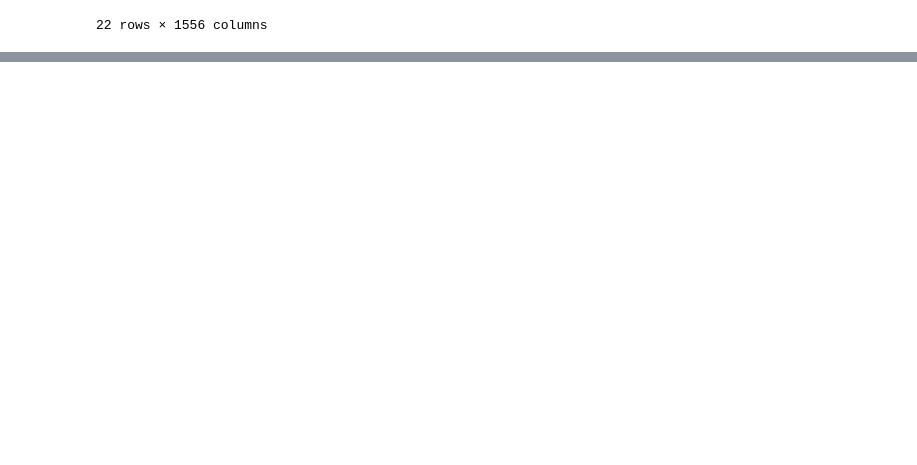
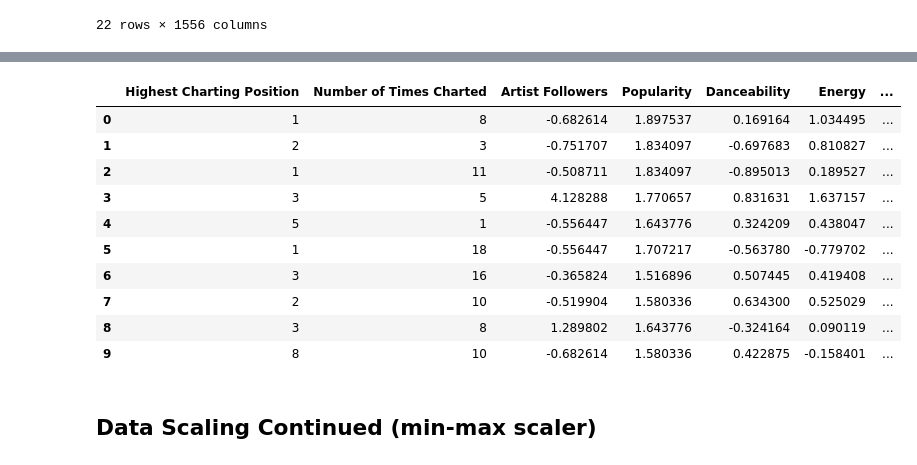
Before and after one commit to RSBalchII/cohort-15-data-science, a Jupyter notebook: Colab_Notebooks/Module-4/Project/Project.4-Spotify/Spotify.Description.for.Students.ipynb, the cells around one changed output, grey strips where cells are left out. Cells and saved outputs as stored; diff of their text form; code cells hidden in the pictures; blank space fills up the shorter version.

```diff
--- a/Colab_Notebooks/Module-4/Project/Project.4-Spotify/Spotify.Description.for.Students.ipynb
+++ b/Colab_Notebooks/Module-4/Project/Project.4-Spotify/Spotify.Description.for.Students.ipynb
@@ -231,0 +444,6 @@ df_cleaning.transpose()
+# %%
+columns_to_scale = ['Artist Followers', 'Popularity', 'Danceability', 'Energy', 'Loudness',
+                    'Speechiness', 'Acousticness', 'Liveness', 'Tempo', 'Duration (ms)', 'Valence']
+# %%
+scaler = StandardScaler()
+scaler.fit(df_scaling_std[columns_to_scale])
@@ -231,0 +452,2 @@ df_cleaning.transpose()
+# %%
+df_scaling_std[columns_to_scale] = scaler.transform(df_scaling_std[columns_to_scale])
@@ -231,0 +477,19 @@ df_cleaning.transpose()
+# %%
+df_3_std = df_scaling_std.copy()
+# %%
+
+df_3_std.head(10)
+# %% [output]
+|  | Highest Charting Position | Number of Times Charted | Artist Followers | Popularity | Danceability | Energy | ... |
+| 0 | 1 | 8 | -0.682614 | 1.897537 | 0.169164 | 1.034495 | ... |
+| 1 | 2 | 3 | -0.751707 | 1.834097 | -0.697683 | 0.810827 | ... |
+| 2 | 1 | 11 | -0.508711 | 1.834097 | -0.895013 | 0.189527 | ... |
+| 3 | 3 | 5 | 4.128288 | 1.770657 | 0.831631 | 1.637157 | ... |
+| 4 | 5 | 1 | -0.556447 | 1.643776 | 0.324209 | 0.438047 | ... |
+| 5 | 1 | 18 | -0.556447 | 1.707217 | -0.563780 | -0.779702 | ... |
+| 6 | 3 | 16 | -0.365824 | 1.516896 | 0.507445 | 0.419408 | ... |
+| 7 | 2 | 10 | -0.519904 | 1.580336 | 0.634300 | 0.525029 | ... |
+| 8 | 3 | 8 | 1.289802 | 1.643776 | -0.324164 | 0.090119 | ... |
+| 9 | 8 | 10 | -0.682614 | 1.580336 | 0.422875 | -0.158401 | ... |
+# %% [markdown]
+## Data Scaling Continued (min-max scaler)
```
Also changed, not shown: parts of 35 cells of this notebook.
